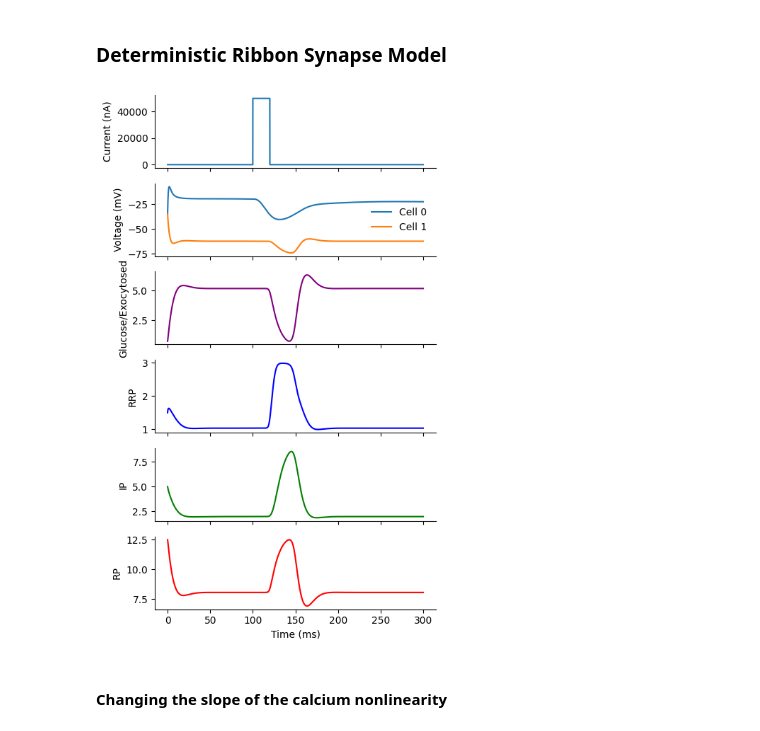
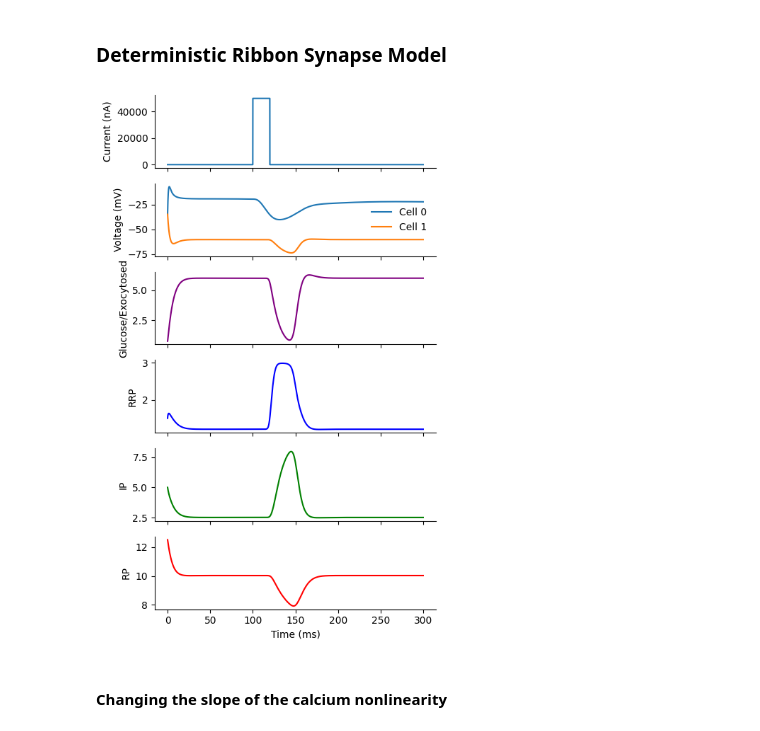
Before and after one commit to jaxleyverse/jaxley-mech, a Jupyter notebook: notebooks/synapses/ribbon.ipynb, the cells around one changed output. Drawn from its saved outputs; the diff is of its cells as text; code cells hidden in the pictures.

```diff
--- a/notebooks/synapses/ribbon.ipynb
+++ b/notebooks/synapses/ribbon.ipynb
@@ -47,7 +44,7 @@ network = jx.Network([cell for _ in range(n_cells)])
 connect(
     network.cell(0).branch(0).comp(0),
     network.cell(1).branch(0).comp(0),
-    RibbonSynapse(),
+    RibbonSynapse(solver='newton'),
 )
 cell1 = network.cell([0])
 cell2 = network.cell([1])
@@ -83,34 +80,34 @@ inp_current = jnp.zeros_like(time)
 inp_current = inp_current.at[int(100/dt):int(120/dt)].set(50_000)
 
 data_clamps = None
 data_clamps = network.cell(0).data_clamp("Phototransduction_Stim", inp_current, data_clamps=data_clamps)
 
 v = jx.integrate(
     network, t_max=t_max, delta_t=dt, solver="bwd_euler", data_clamps=data_clamps
 )
 
 fig, ax = plt.subplots(6, 1, figsize=(5, 8), sharex=True)
 
 _ = ax[0].plot(time, inp_current)
 _ = ax[1].plot(time, v[0, :-1], label="Cell 0")
 _ = ax[1].plot(time, v[1, :-1], label="Cell 1")
 ax[1].legend(frameon=False)
 _ = ax[2].plot(time, v[2, :-1], label="Glu/Exocytozed", color="purple")
 _ = ax[3].plot(time, v[3, :-1], label="RRP", color="blue")
 _ = ax[4].plot(time, v[4, :-1], label="IP", color="green")
 _ = ax[5].plot(time, v[5, :-1], label="RP", color="red")
 
 ax[0].set_ylabel("Current (nA)")
 ax[1].set_ylabel("Voltage (mV)")
 ax[2].set_ylabel("Glucose/Exocytosed")
 ax[3].set_ylabel("RRP")
 ax[4].set_ylabel("IP")
 ax[5].set_ylabel("RP")
 ax[5].set_xlabel("Time (ms)")
 sns.despine()
 plt.tight_layout();
 # %% [output]
-[figure, old version]
+[figure, new version]
 # %% [markdown]
 #### Changing the slope of the calcium nonlinearity
 # %%
```
Also changed, not shown: parts of 6 cells of this notebook, 6 other files.
